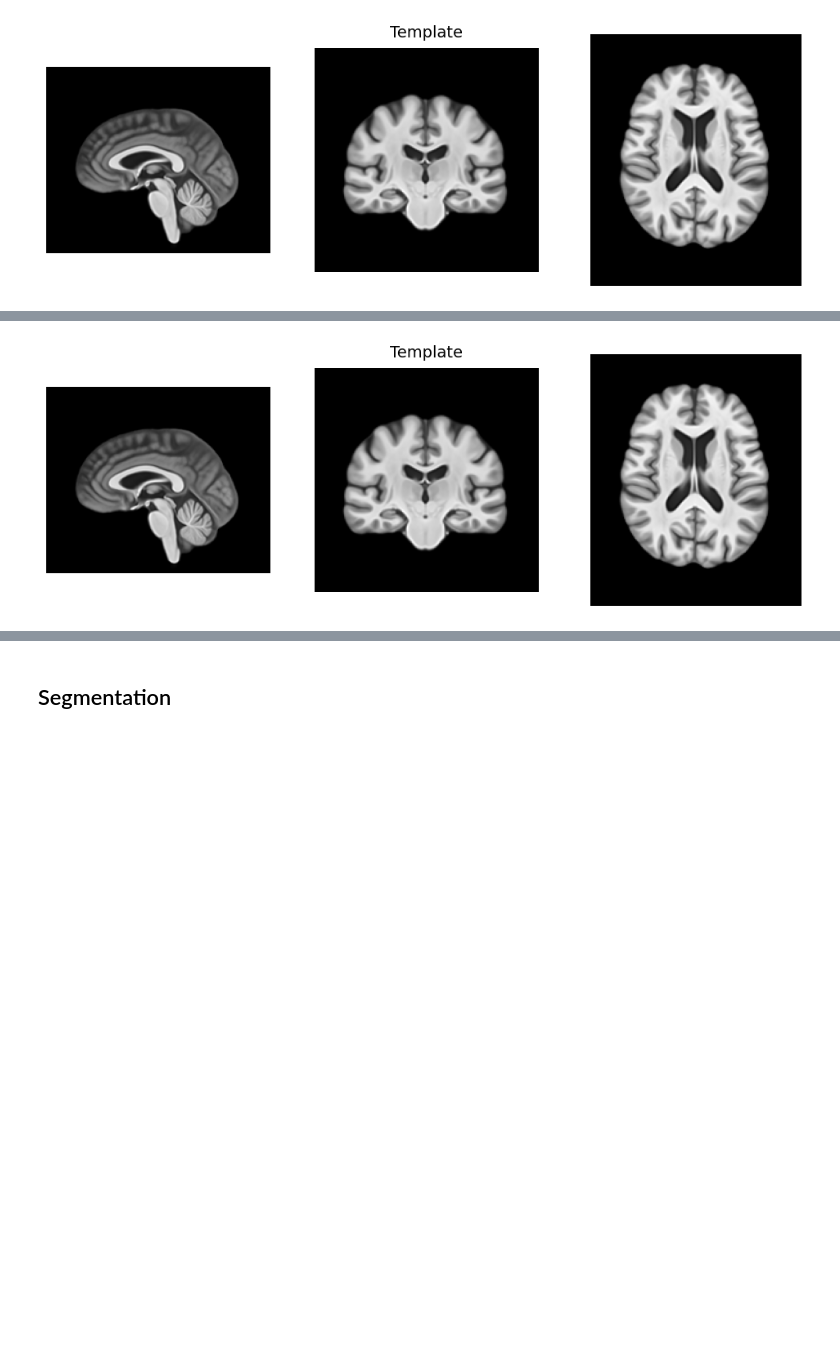
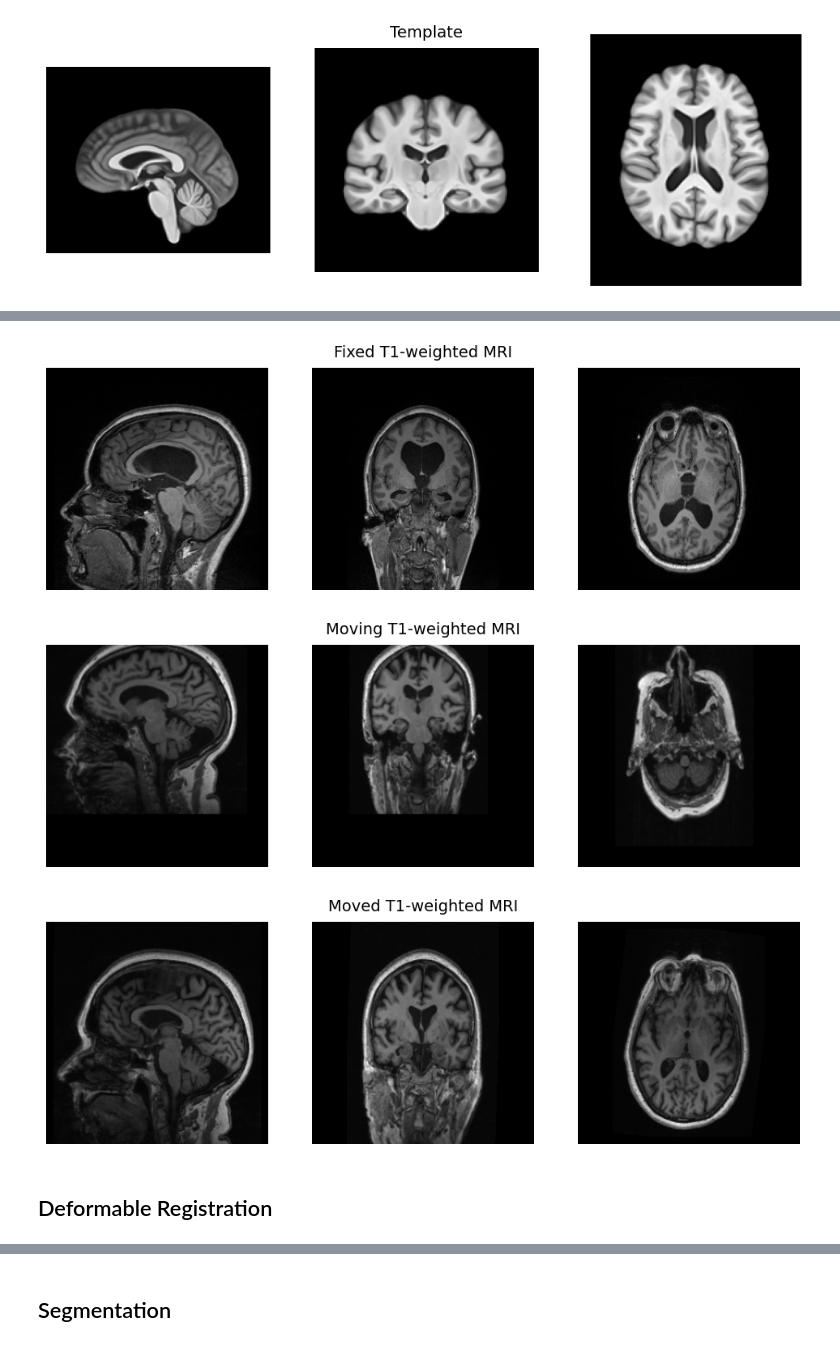
Before and after one commit to akisg/DL_RAVENS, a Jupyter notebook: RAVENS_MRI_Pipeline.ipynb, the cells around one changed output, grey strips where cells are left out. Saved outputs shown, nothing was run; the diff lists cells and outputs as text; code cells hidden in the pictures; blank space fills up the shorter version.

```diff
--- a/RAVENS_MRI_Pipeline.ipynb
+++ b/RAVENS_MRI_Pipeline.ipynb
@@ -153,3 +188,23 @@ show(template_volume, title='Template')
+# %%
+# Load both volumes
+t1_fixed = sf.load_volume(affine_fixed).reshape(shape).reorient('ILP')
+
+t1_moving = sf.load_volume(affine_moving).resample_like(t1_fixed)
+
+t1_moved = sf.load_volume(affine_moved).resample_like(t1_fixed)
+
+show(t1_fixed, title='Fixed T1-weighted MRI')
+show(t1_moving, title='Moving T1-weighted MRI')
+show(t1_moved, title='Moved T1-weighted MRI')
+
+# show(t1_fixed, title='Fixed T1-weighted MRI')
+# show(before, title='Difference before registration')
+# %% [output]
+[figure, added]
+[figure, added]
+[figure, added]
+# %% [markdown]
+## Deformable Registration
 # %%
 # img1_path = "./Img1_T1.nii.gz"
 # img2_path = "./Img2_T1.nii.gz"
@@ -164,15 +218,0 @@ img2_path = "affine/023_S_1247_2007-02-21_T1_LPS_affine.nii.gz"
-# %%
-######### template_volume = sf.load_volume('../mri_samples/template/BLSA_SPGR+MPRAGE_averagetemplate.nii.gz').resize(voxsize=2).reorient('ILP')
-template_volume = sf.load_volume('../mri_samples/template/BLSA_SPGR+MPRAGE_averagetemplate.nii.gz').reorient('ILP')
-
-
-# Get the shape of the resized template to use for all other images
-target_shape = template_volume.shape
-
-# Reshape the template volume
-template_volume = template_volume.reshape(target_shape)
-
-# Display the template volume
-show(template_volume, title='Template')
-# %% [output]
-[figure, removed]
```
Also changed, not shown: parts of 34 cells of this notebook.
